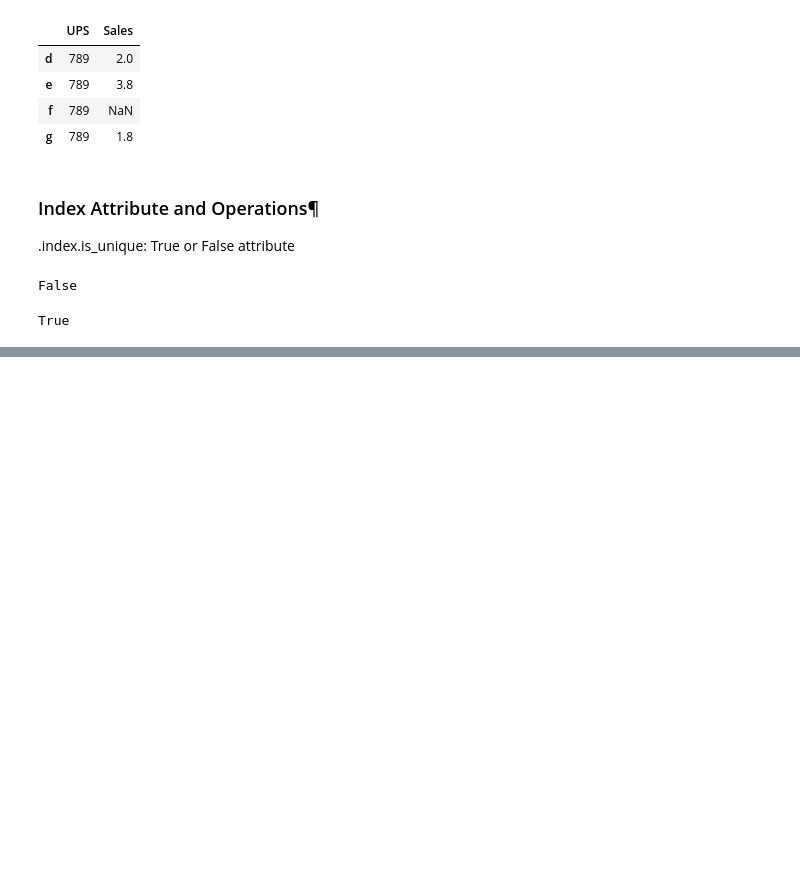
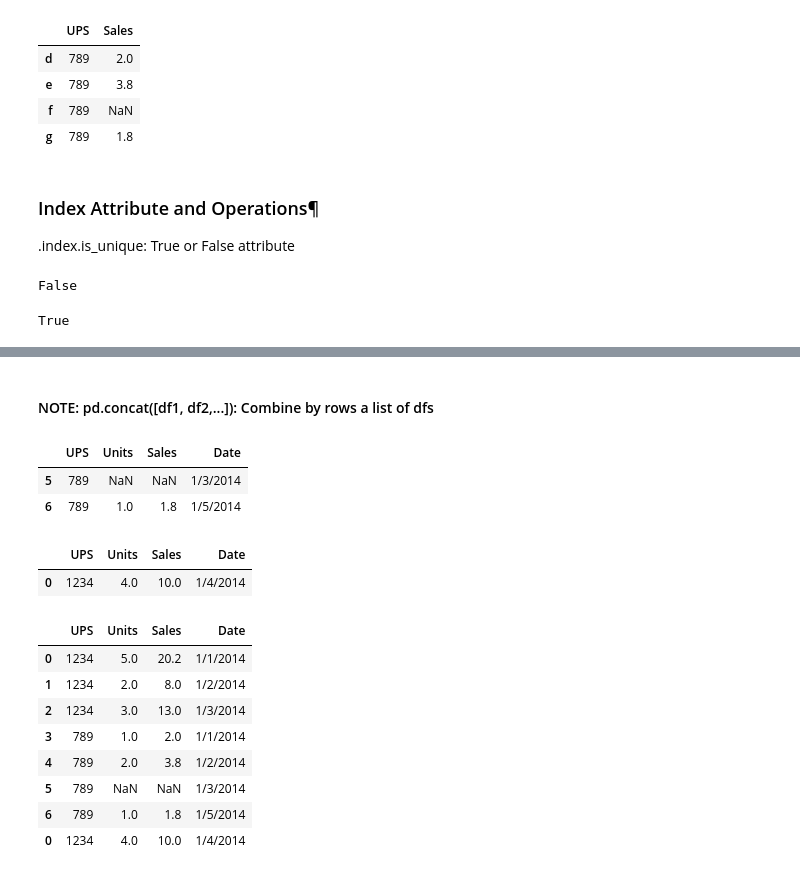
Before and after one commit to TusharDahibhate/Data-Wrangling-Bootcamp, a Jupyter notebook: 02.Pandas.ipynb, the cells around one changed output, grey strips where cells are left out. Cells and saved outputs as stored; diff of their text form; code cells hidden in the pictures; blank space fills up the shorter version.

```diff
--- a/02.Pandas.ipynb
+++ b/02.Pandas.ipynb
@@ -650,0 +1126,31 @@ s
+# %% [markdown]
+#### NOTE: pd.concat([df1, df2,...]): Combine by rows a list of dfs
+# %%
+sales_df = pd.read_csv("data_raw/sales.csv")
+sales_df.tail(2)
+# %% [output]
+|  | UPS | Units | Sales | Date |
+| 5 | 789 | NaN | NaN | 1/3/2014 |
+| 6 | 789 | 1.0 | 1.8 | 1/5/2014 |
+# %%
+a = pd.DataFrame([(1234, 4.0, 10.0, '1/4/2014')],
+            columns = ['UPS', 'Units', 'Sales', 'Date'])
+# %%
+a
+# %% [output]
+|  | UPS | Units | Sales | Date |
+| 0 | 1234 | 4.0 | 10.0 | 1/4/2014 |
+# %%
+new_df = pd.concat([sales_df, a])
+# %%
+new_df
+# %% [output]
+|  | UPS | Units | Sales | Date |
+| 0 | 1234 | 5.0 | 20.2 | 1/1/2014 |
+| 1 | 1234 | 2.0 | 8.0 | 1/2/2014 |
+| 2 | 1234 | 3.0 | 13.0 | 1/3/2014 |
+| 3 | 789 | 1.0 | 2.0 | 1/1/2014 |
+| 4 | 789 | 2.0 | 3.8 | 1/2/2014 |
+| 5 | 789 | NaN | NaN | 1/3/2014 |
+| 6 | 789 | 1.0 | 1.8 | 1/5/2014 |
+| 0 | 1234 | 4.0 | 10.0 | 1/4/2014 |
```
Also changed, not shown: parts of 100 cells of this notebook.
